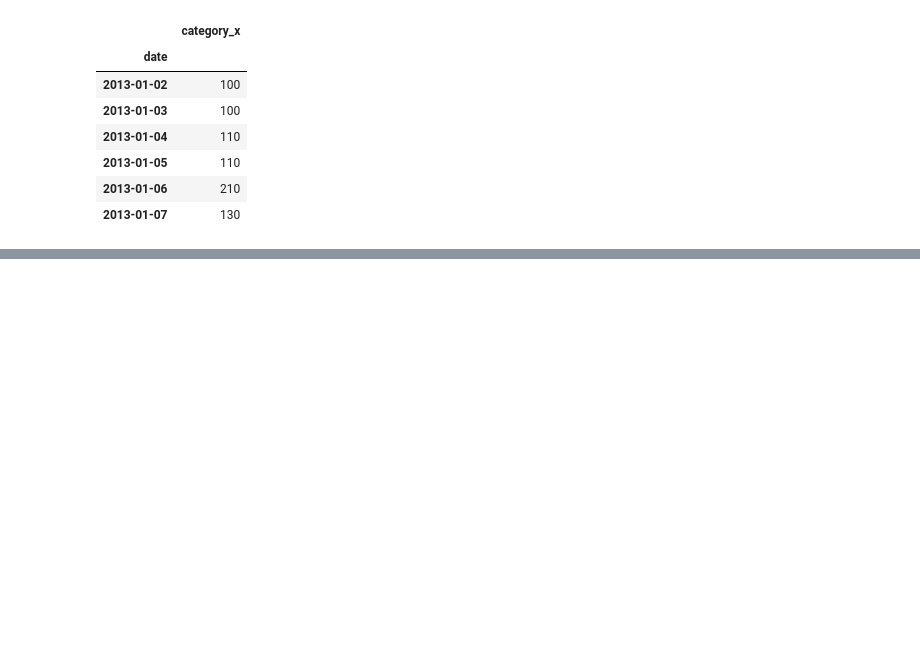
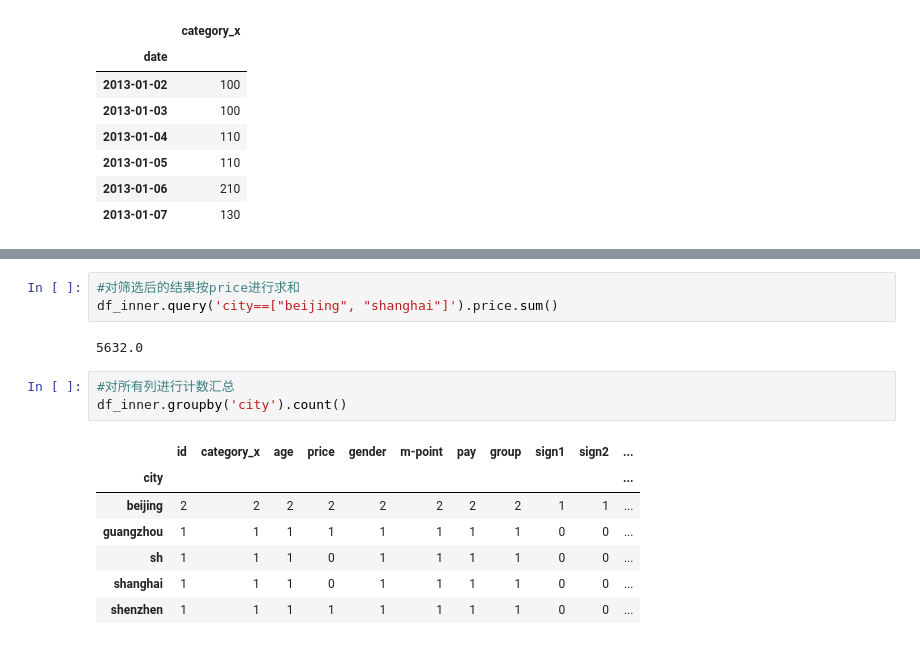
Before and after one commit to shulu/python_note, a Jupyter notebook: jupyternotebook/像Excel一样使用Python进行数据分析.ipynb, the cells around one changed output, grey strips where cells are left out. Saved outputs shown, nothing was run; the diff lists cells and outputs as text; blank space fills up the shorter version.

```diff
--- a/jupyternotebook/像Excel一样使用Python进行数据分析.ipynb
+++ b/jupyternotebook/像Excel一样使用Python进行数据分析.ipynb
@@ -516,0 +573,16 @@ pd.DataFrame(category.str[:3])
+# %%
+#对筛选后的结果按price进行求和
+df_inner.query('city==["beijing", "shanghai"]').price.sum()
+# %% [output]
+5632.0
+# %%
+#对所有列进行计数汇总
+df_inner.groupby('city').count()
+# %% [output]
+|  | id | category_x | age | price | gender | m-point | pay | group | sign1 | sign2 | ... |
+| city |  |  |  |  |  |  |  |  |  |  | ... |
+| beijing | 2 | 2 | 2 | 2 | 2 | 2 | 2 | 2 | 1 | 1 | ... |
+| guangzhou | 1 | 1 | 1 | 1 | 1 | 1 | 1 | 1 | 0 | 0 | ... |
+| sh | 1 | 1 | 1 | 0 | 1 | 1 | 1 | 1 | 0 | 0 | ... |
+| shanghai | 1 | 1 | 1 | 0 | 1 | 1 | 1 | 1 | 0 | 0 | ... |
+| shenzhen | 1 | 1 | 1 | 1 | 1 | 1 | 1 | 1 | 0 | 0 | ... |
```
Also changed, not shown: parts of 23 cells of this notebook, 4 other files.
